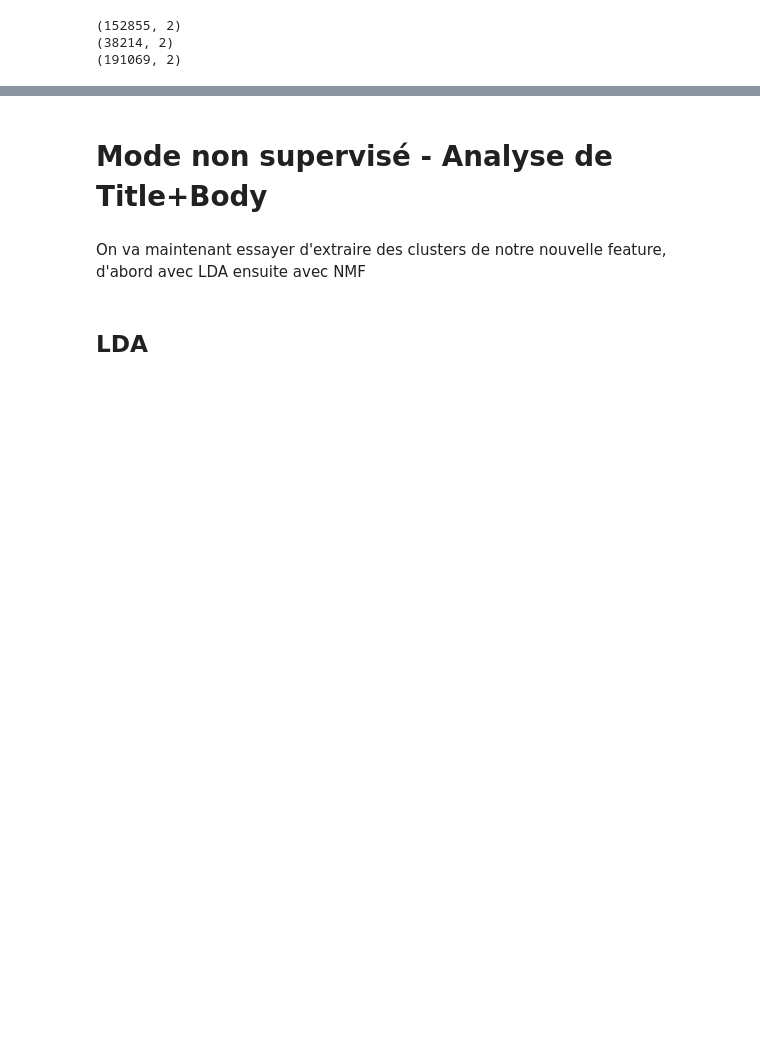
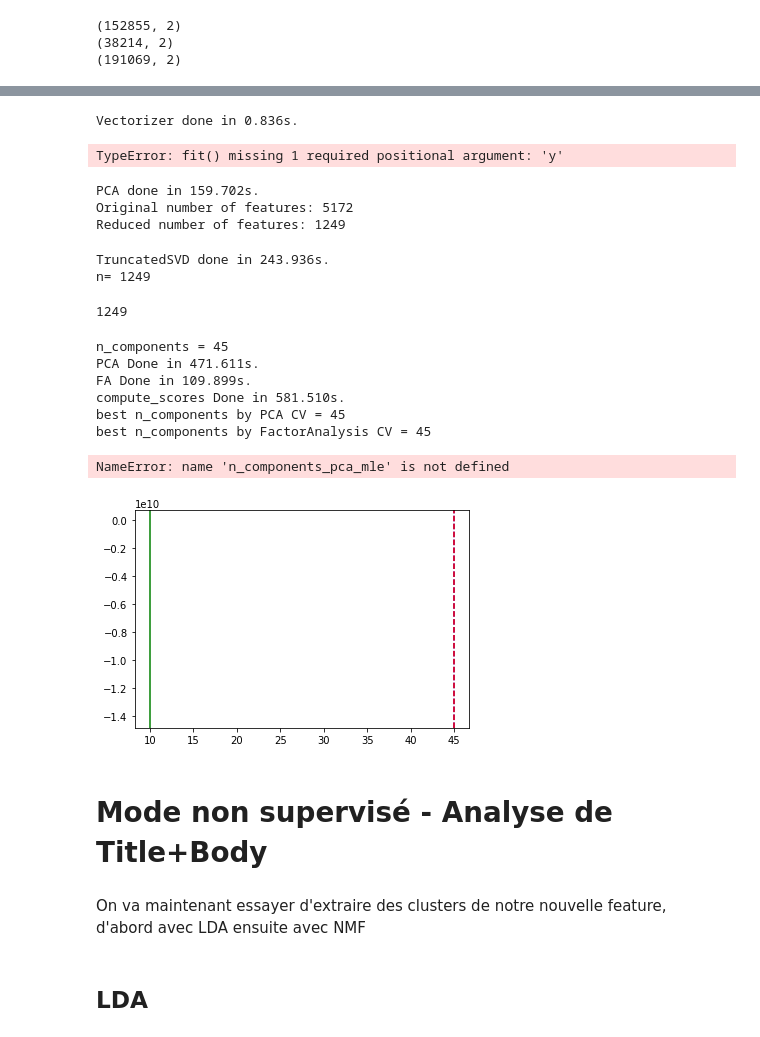
Before and after one commit to morganscao/Projet6, a Jupyter notebook: Notebooks/P6 - Exploration-Unsupervised.ipynb, the cells around one changed output, grey strips where cells are left out. Saved outputs shown, nothing was run; the diff lists cells and outputs as text; code cells hidden in the pictures; blank space fills up the shorter version.

```diff
--- a/Notebooks/P6 - Exploration-Unsupervised.ipynb
+++ b/Notebooks/P6 - Exploration-Unsupervised.ipynb
@@ -46,0 +88,43 @@ dataraw = dataraw.sample(100000)
+# %%
+# Vectorizer
+t0 = time()
+max_df=.8
+min_df=5
+max_features=10000
+vect = CountVectorizer(max_df=max_df, min_df=min_df, max_features=max_features, stop_words='english')
+tf = vect.fit_transform(dataraw['TextCleaned'])
+print("Vectorizer done in %0.3fs." % (time() - t0))
+# %% [output]
+Vectorizer done in 0.836s.
+# %%
+# Conduct LDA
+t0 = time()
+lda = LinearDiscriminantAnalysis(n_components=None)
+lda.fit(tf)
+print("LDA done in %0.3fs." % (time() - t0))
+select_n_components(lda.explained_variance_ratio_, 0.95)
+# %% [output]
+TypeError: fit() missing 1 required positional argument: 'y'
+# %%
+# Conduct PCA
+t0 = time()
+pca = PCA(n_components=0.95, whiten=True)
+X_pca = pca.fit_transform(tf.toarray()) # Pas sparse
+print("PCA done in %0.3fs." % (time() - t0))
+print('Original number of features:', tf.shape[1])
+print('Reduced number of features:', X_pca.shape[1])
+# %% [output]
+PCA done in 159.702s.
+Original number of features: 5172
+Reduced number of features: 1249
+# %%
+# Conduct TSVD
+t0 = time()
+tsvd = TruncatedSVD(n_components=tf.shape[1]-1)
+X_tsvd = tsvd.fit(tf)
+print("TruncatedSVD done in %0.3fs." % (time() - t0))
+select_n_components(tsvd.explained_variance_ratio_, 0.95)
+# %% [output]
+TruncatedSVD done in 243.936s.
+n= 1249
+1249
@@ -47,3 +212,17 @@ dataraw = dataraw.sample(100000)
+# %%
+t0 = time()
+n_components = np.arange(45, 50, 5)  # options for n_components
+ReduceDim(tf.toarray(), 'Dimensional reduction', n_components)
+print("Done in %0.3fs." % (time() - t0))
+# %% [output]
+n_components = 45
+PCA Done in 471.611s.
+FA Done in 109.899s.
+compute_scores Done in 581.510s.
+best n_components by PCA CV = 45
+best n_components by FactorAnalysis CV = 45
+NameError: name 'n_components_pca_mle' is not defined
+[figure, added]
 # %% [markdown]
 # Mode non supervisé - Analyse de Title+Body
 # %% [markdown]
```
Also changed, not shown: parts of 21 cells of this notebook, 4 other files.
